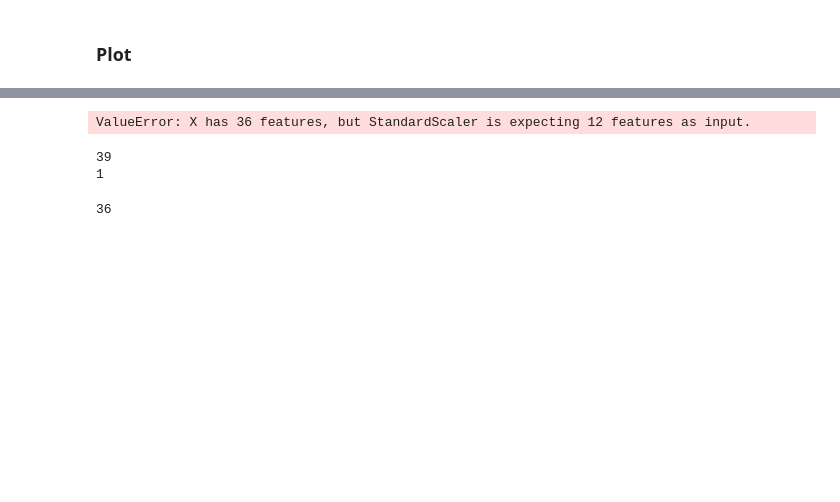
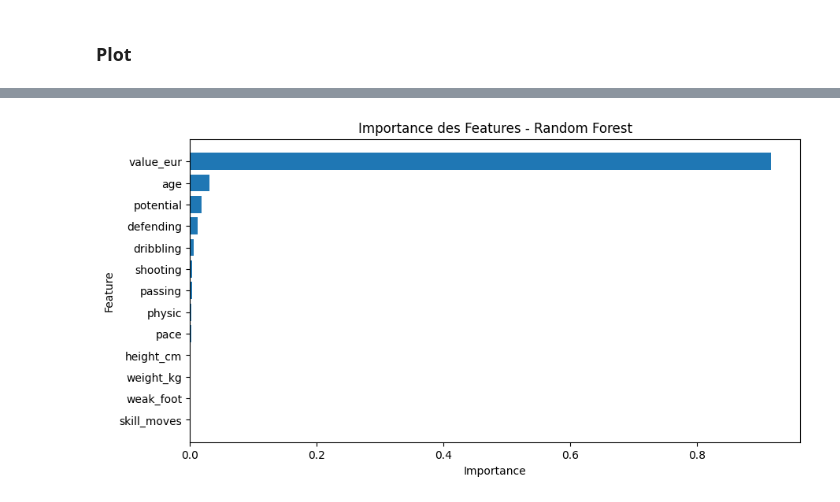
Before and after one commit to julian240502/Fifa_Scouting, a Jupyter notebook: train/train.ipynb, the cells around one changed output, grey strips where cells are left out. Saved outputs shown, nothing was run; the diff lists cells and outputs as text; code cells hidden in the pictures; blank space fills up the shorter version.

```diff
--- a/train/train.ipynb
+++ b/train/train.ipynb
@@ -10,6 +10,2 @@ file_path = os.path.join(base_dir,os.pardir,'data', 'processed', 'processed_male
 
 df = pd.read_csv(file_path)
-# %%
-df["Height"] = df["Height"].str.extract(r"(\d+)").astype(int)
-df["Weight"] = df["Weight"].str.extract(r"(\d+)").astype(int)
-df.to_csv(os.path.join(base_dir,os.pardir,'data', 'processed','processed_male_players.csv'), index=False)
@@ -110,3 +100,21 @@ plt.show()
+# %%
+import matplotlib.pyplot as plt
+
+# Récupérer l'importance des features pour Random Forest
+feature_importance = randomForest.feature_importances_
+feature_df = pd.DataFrame({"Feature": features, "Importance": feature_importance})
+feature_df = feature_df.sort_values(by="Importance", ascending=False)
+
+# Tracer l'importance des features
+plt.figure(figsize=(10, 5))
+plt.barh(feature_df["Feature"], feature_df["Importance"])
+plt.xlabel("Importance")
+plt.ylabel("Feature")
+plt.title("Importance des Features - Random Forest")
+plt.gca().invert_yaxis()
+plt.show()
+# %% [output]
+[figure, added]
 # %%
 import pickle
 
@@ -116,30 +124,3 @@ with open("regression_model.pkl", "wb") as f:
 
 with open("scaler.pkl", "wb") as f:
     pickle.dump(scaler, f)
-# %%
-import numpy as np
-
-# Nouveau joueur à tester
-new_player = np.array([[85, 90, 85, 80, 88, 40, 75, 85, 90, 80, 85,
-                        85, 82, 75, 80, 84, 83, 80, 85, 80, 82, 86,
-                        88, 87, 84, 86, 80, 70, 68, 65, 80, 85, 88, 4, 5, 22]])
-
-# Normalisation des données du joueur
-new_player_scaled = scaler.transform(new_player)
-
-# Prédiction
-predicted_progression = regressor.predict(new_player_scaled)
-
-print(f"✅ Progression Prédite : {predicted_progression[0]:.2f}")
-# %% [output]
-ValueError: X has 36 features, but StandardScaler is expecting 12 features as input.
-# %%
-print(len(features))
-print(len(new_player))
-# %% [output]
-39
-1
-# %%
-new_player.size
-# %% [output]
-36
```
Also changed, not shown: parts of 10 cells of this notebook, 13 other files.
